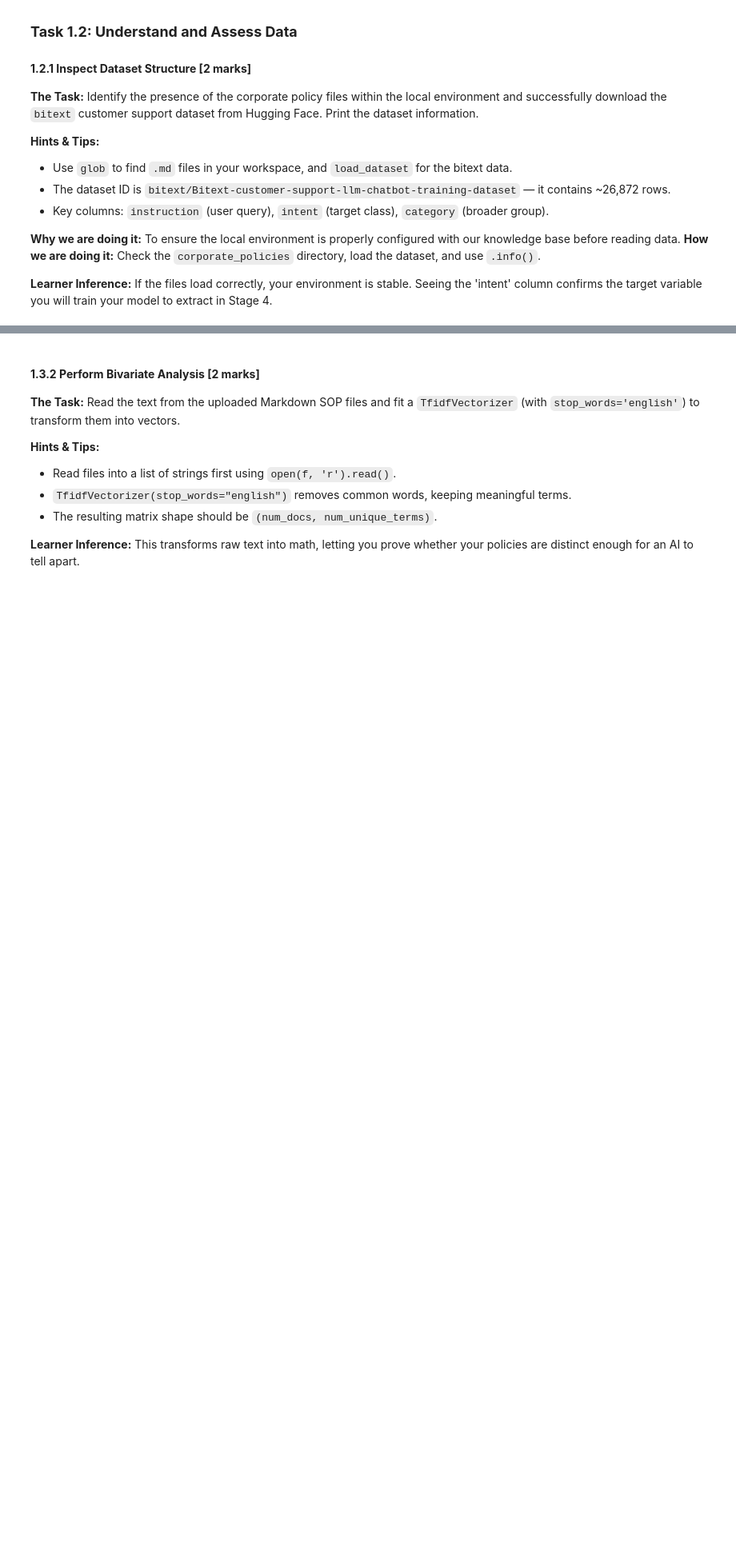
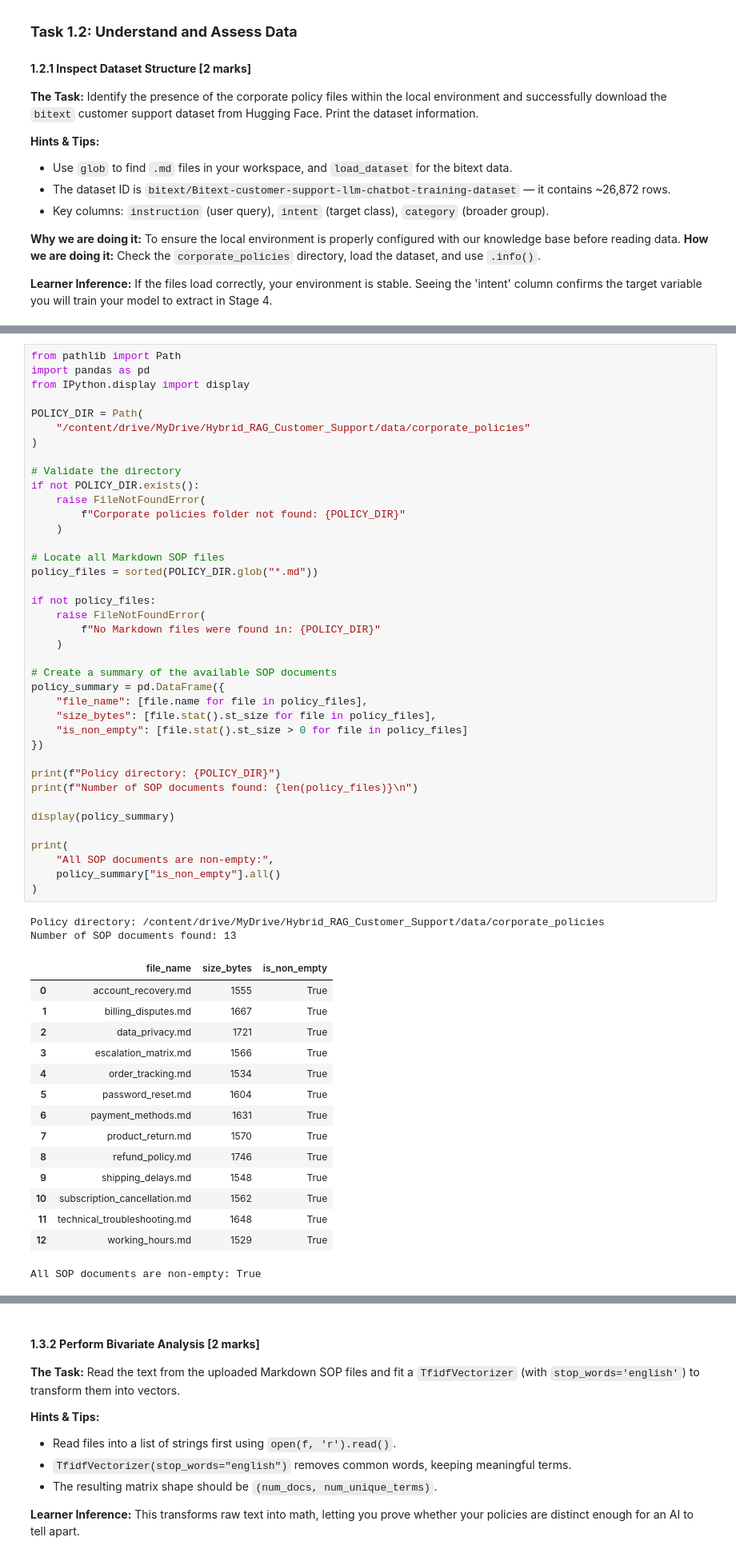
Before and after one commit to akul-bharadwaj/Hybrid-RAG-Customer-Support, a Jupyter notebook: Data_Understanding_and_EDA.ipynb, the cells around one changed output, grey strips where cells are left out. Shown at 80% size. Drawn from its saved outputs; the diff is of its cells as text; blank space fills up the shorter version.

```diff
--- a/Data_Understanding_and_EDA.ipynb
+++ b/Data_Understanding_and_EDA.ipynb
@@ -37,0 +74,57 @@
+# %%
+from pathlib import Path
+import pandas as pd
+from IPython.display import display
+
+POLICY_DIR = Path(
+    "/content/drive/MyDrive/Hybrid_RAG_Customer_Support/data/corporate_policies"
+)
+
+# Validate the directory
+if not POLICY_DIR.exists():
+    raise FileNotFoundError(
+        f"Corporate policies folder not found: {POLICY_DIR}"
+    )
+
+# Locate all Markdown SOP files
+policy_files = sorted(POLICY_DIR.glob("*.md"))
+
+if not policy_files:
+    raise FileNotFoundError(
+        f"No Markdown files were found in: {POLICY_DIR}"
+    )
+
+# Create a summary of the available SOP documents
+policy_summary = pd.DataFrame({
+    "file_name": [file.name for file in policy_files],
+    "size_bytes": [file.stat().st_size for file in policy_files],
+    "is_non_empty": [file.stat().st_size > 0 for file in policy_files]
+})
+
+print(f"Policy directory: {POLICY_DIR}")
+print(f"Number of SOP documents found: {len(policy_files)}\n")
+
+display(policy_summary)
+
+print(
+    "All SOP documents are non-empty:",
+    policy_summary["is_non_empty"].all()
+)
+# %% [output]
+Policy directory: /content/drive/MyDrive/Hybrid_RAG_Customer_Support/data/corporate_policies
+Number of SOP documents found: 13
+|  | file_name | size_bytes | is_non_empty |
+| 0 | account_recovery.md | 1555 | True |
+| 1 | billing_disputes.md | 1667 | True |
+| 2 | data_privacy.md | 1721 | True |
+| 3 | escalation_matrix.md | 1566 | True |
+| 4 | order_tracking.md | 1534 | True |
+| 5 | password_reset.md | 1604 | True |
+| 6 | payment_methods.md | 1631 | True |
+| 7 | product_return.md | 1570 | True |
+| 8 | refund_policy.md | 1746 | True |
+| 9 | shipping_delays.md | 1548 | True |
+| 10 | subscription_cancellation.md | 1562 | True |
+| 11 | technical_troubleshooting.md | 1648 | True |
+| 12 | working_hours.md | 1529 | True |
+All SOP documents are non-empty: True
```
Also changed, not shown: parts of 31 cells of this notebook.
